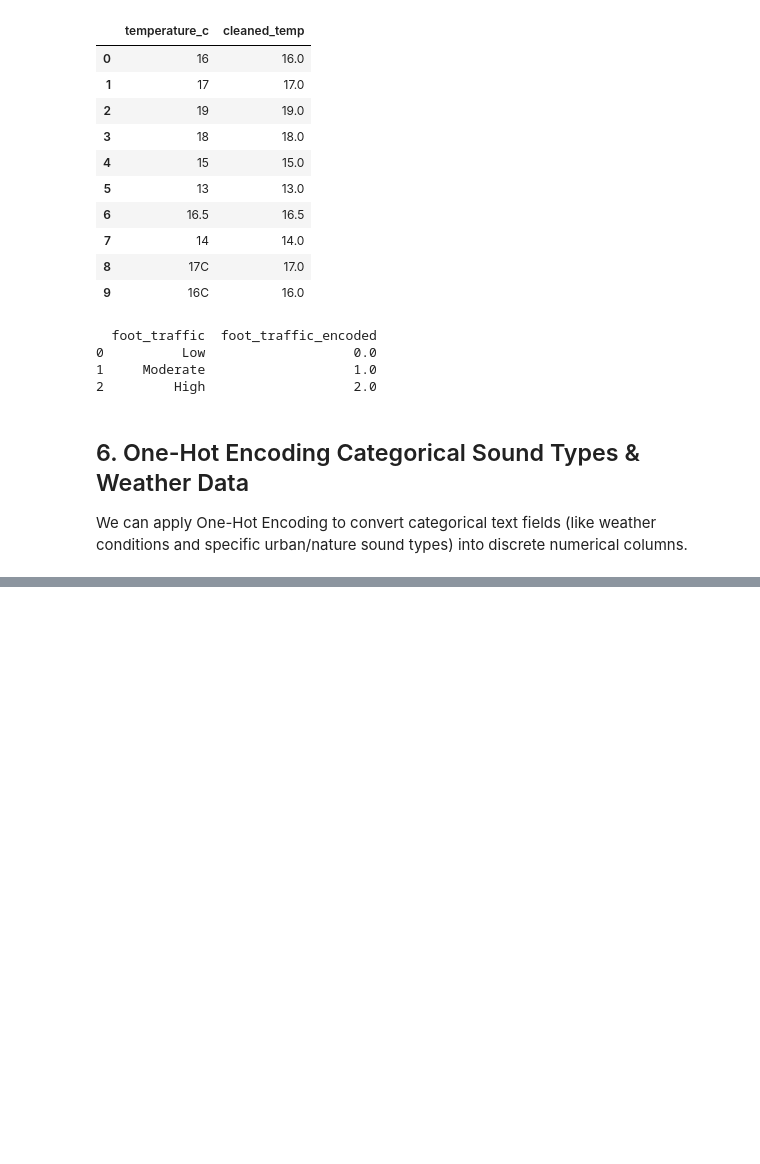
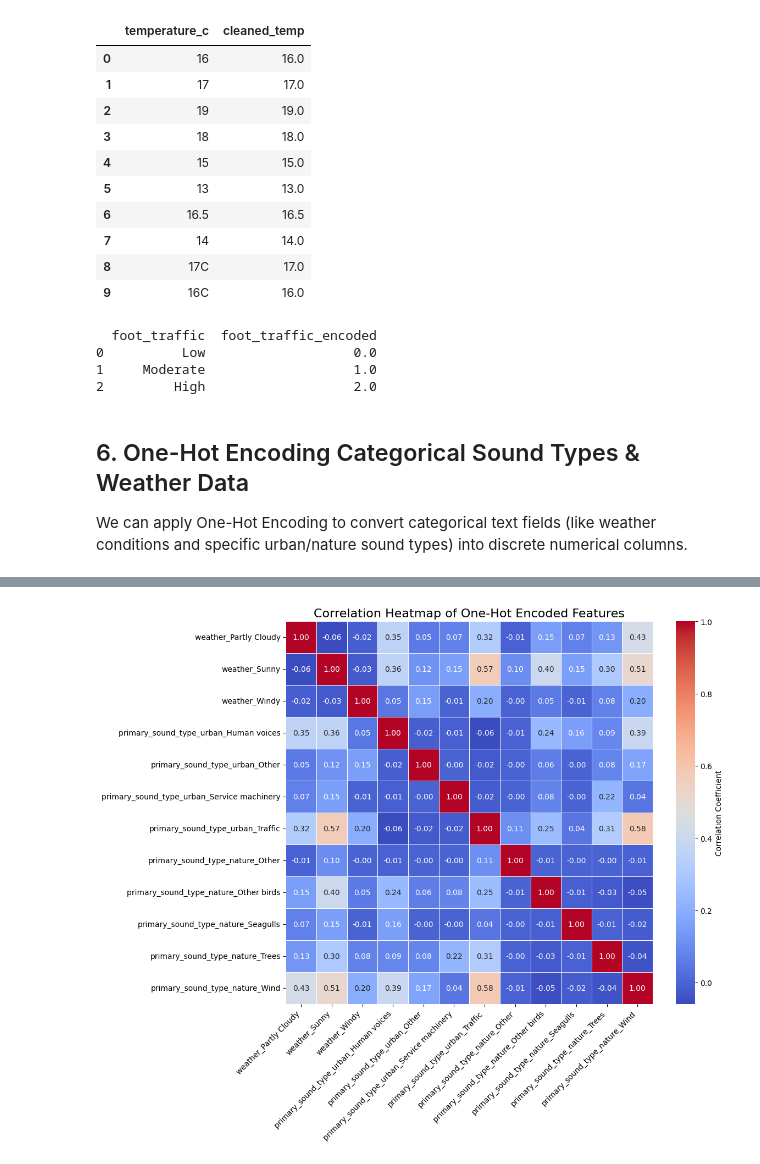
Before and after one commit to basedalgerianrin/ml-campus_data_project-colab, a Jupyter notebook: CampusDatasetProject.ipynb, the cells around one changed output, grey strips where cells are left out. Drawn from its saved outputs; the diff is of its cells as text; code cells hidden in the pictures; blank space fills up the shorter version.

```diff
--- a/CampusDatasetProject.ipynb
+++ b/CampusDatasetProject.ipynb
@@ -236,7 +236,7 @@ We can apply One-Hot Encoding to convert categorical text fields (like weather c
 df['weather'] = df['weather'].str.strip().str.title()
 
 # Columns to encode
-categorical_cols = ['weather', 'primary_sound_type_urban', 'primary_sound_type_nature']
+categorical_cols = ['weather', 'primary_sound_type_urban', 'primary_sound_type_nature', ]
 
 # 2. Perform one-hot encoding on the specified columns
 encoded_df = pd.get_dummies(
@@ -280,0 +331,24 @@ display(encoded_df[new_encoded_columns].head(10))
+# %%
+import matplotlib.pyplot as plt
+import seaborn as sns
+
+# Calculate the correlation matrix for the new one-hot encoded columns
+corr_matrix = encoded_df[new_encoded_columns].corr()
+
+# Plot the heatmap
+plt.figure(figsize=(12, 10))
+sns.heatmap(
+    corr_matrix,
+    annot=True,
+    cmap='coolwarm',
+    fmt='.2f',
+    linewidths=0.5,
+    cbar_kws={'label': 'Correlation Coefficient'}
+)
+plt.title('Correlation Heatmap of One-Hot Encoded Features', fontsize=16)
+plt.xticks(rotation=45, ha='right')
+plt.yticks(rotation=0)
+plt.tight_layout()
+plt.show()
+# %% [output]
+[figure, added]
```
Also changed, not shown: parts of 6 cells of this notebook.
